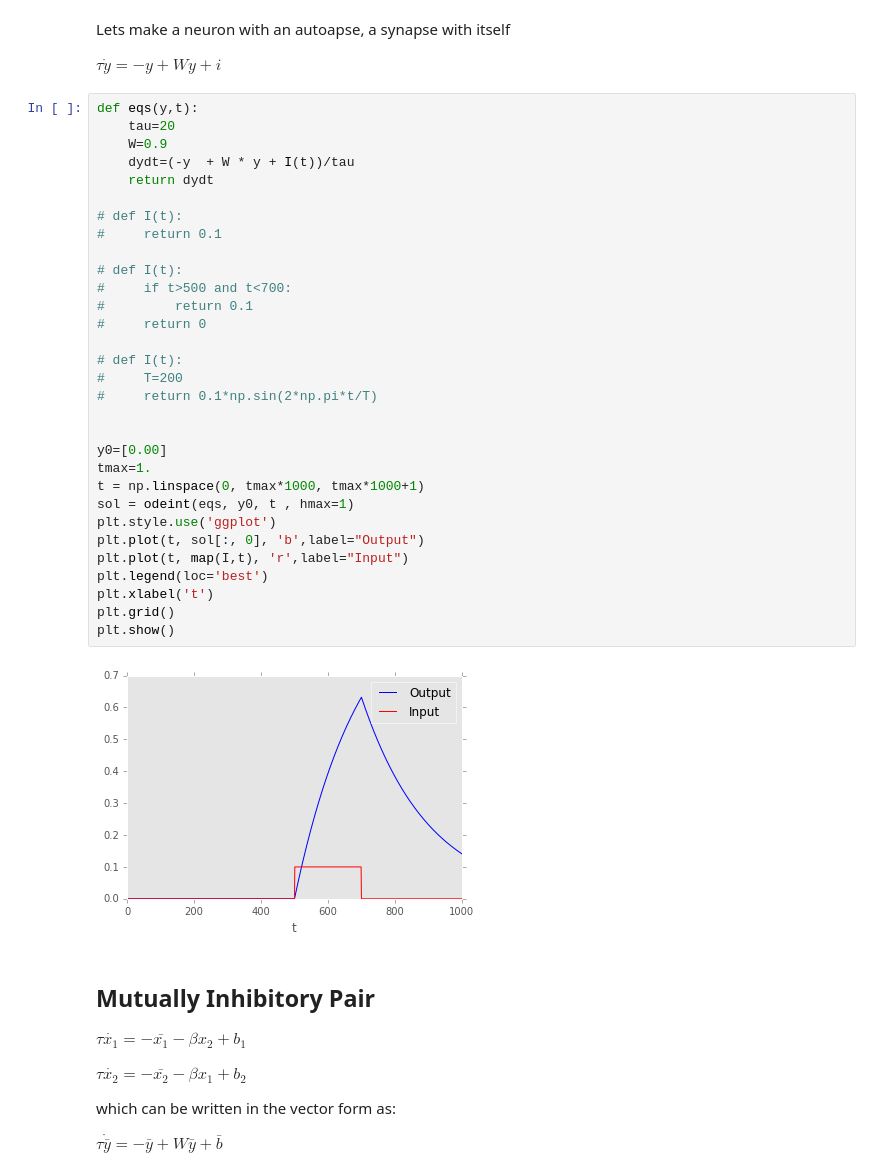
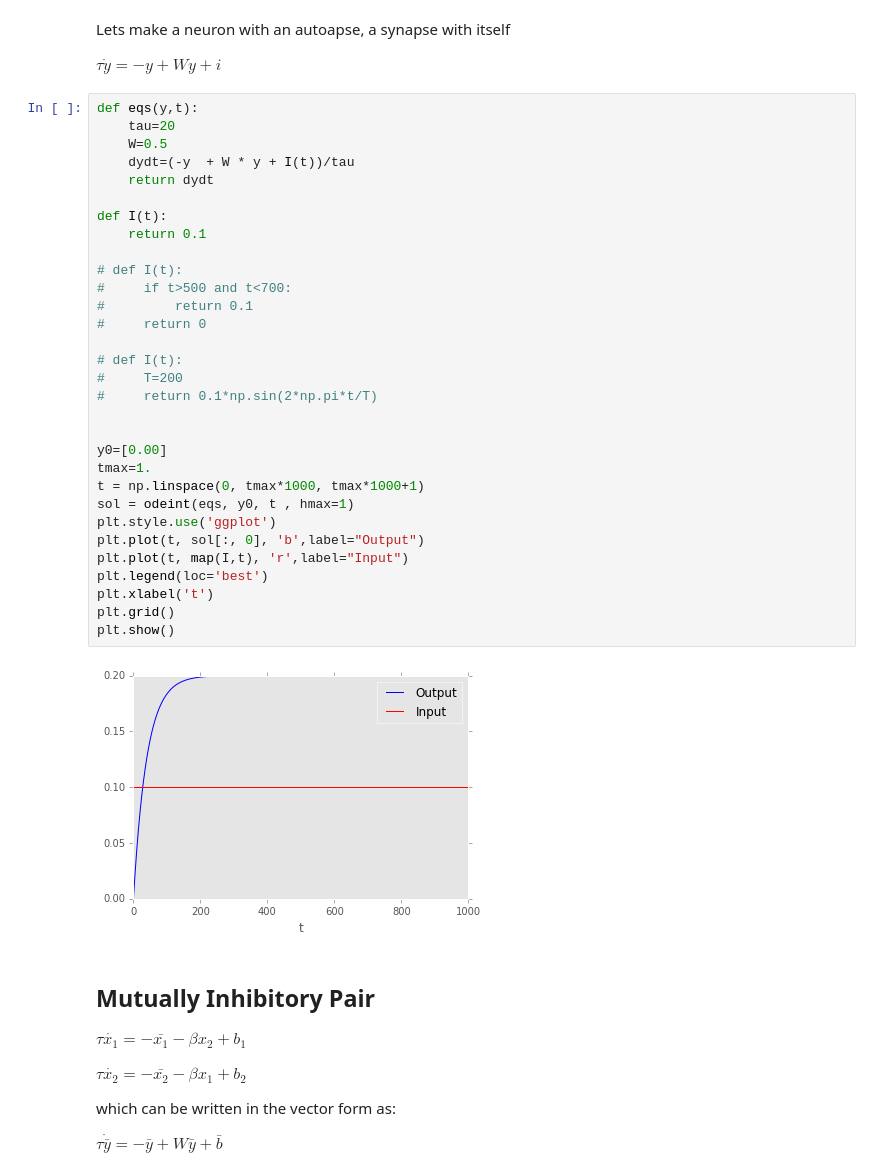
Before and after one commit to iampritishpatil/CAMP-ratemodels, a Jupyter notebook: Ratemodel1.ipynb, the cells around one changed output. Cells and saved outputs as stored; diff of their text form.

```diff
--- a/Ratemodel1.ipynb
+++ b/Ratemodel1.ipynb
@@ -126,36 +128,36 @@ $ \tau \dot{y} = -y + Wy + i $
 # %%
 def eqs(y,t):
     tau=20
-    W=0.9
+    W=0.5
     dydt=(-y  + W * y + I(t))/tau
     return dydt
 
-# def I(t):
-#     return 0.1
+def I(t):
+    return 0.1
 
 # def I(t):
 #     if t>500 and t<700:
 #         return 0.1
 #     return 0
 
 # def I(t):
 #     T=200
 #     return 0.1*np.sin(2*np.pi*t/T)
 
 
 y0=[0.00]
 tmax=1.
 t = np.linspace(0, tmax*1000, tmax*1000+1)
 sol = odeint(eqs, y0, t , hmax=1)
 plt.style.use('ggplot')
 plt.plot(t, sol[:, 0], 'b',label="Output")
 plt.plot(t, map(I,t), 'r',label="Input")
 plt.legend(loc='best')
 plt.xlabel('t')
 plt.grid()
 plt.show()
 # %% [output]
-[figure, old version]
+[figure, new version]
 # %% [markdown]
 ## Mutually Inhibitory Pair
 
```
Also changed, not shown: parts of 4 cells of this notebook.
